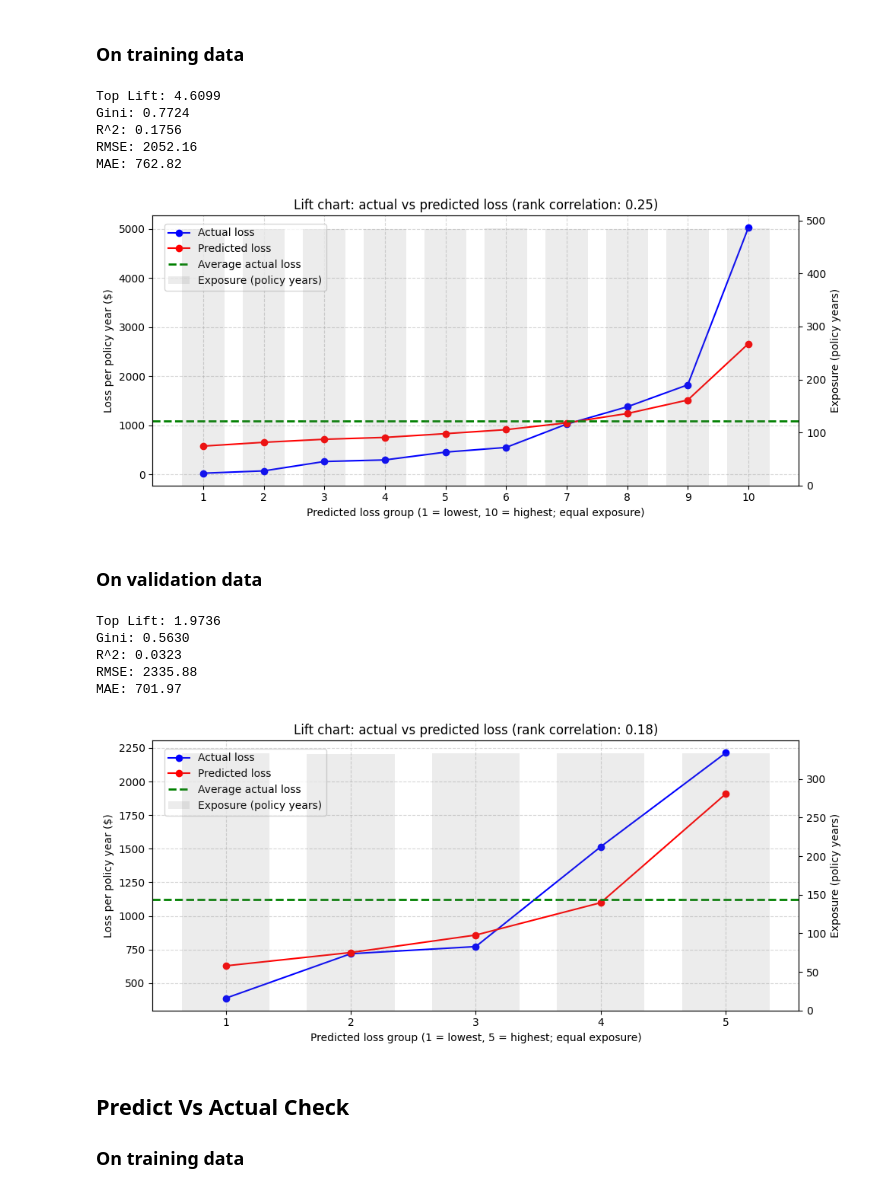
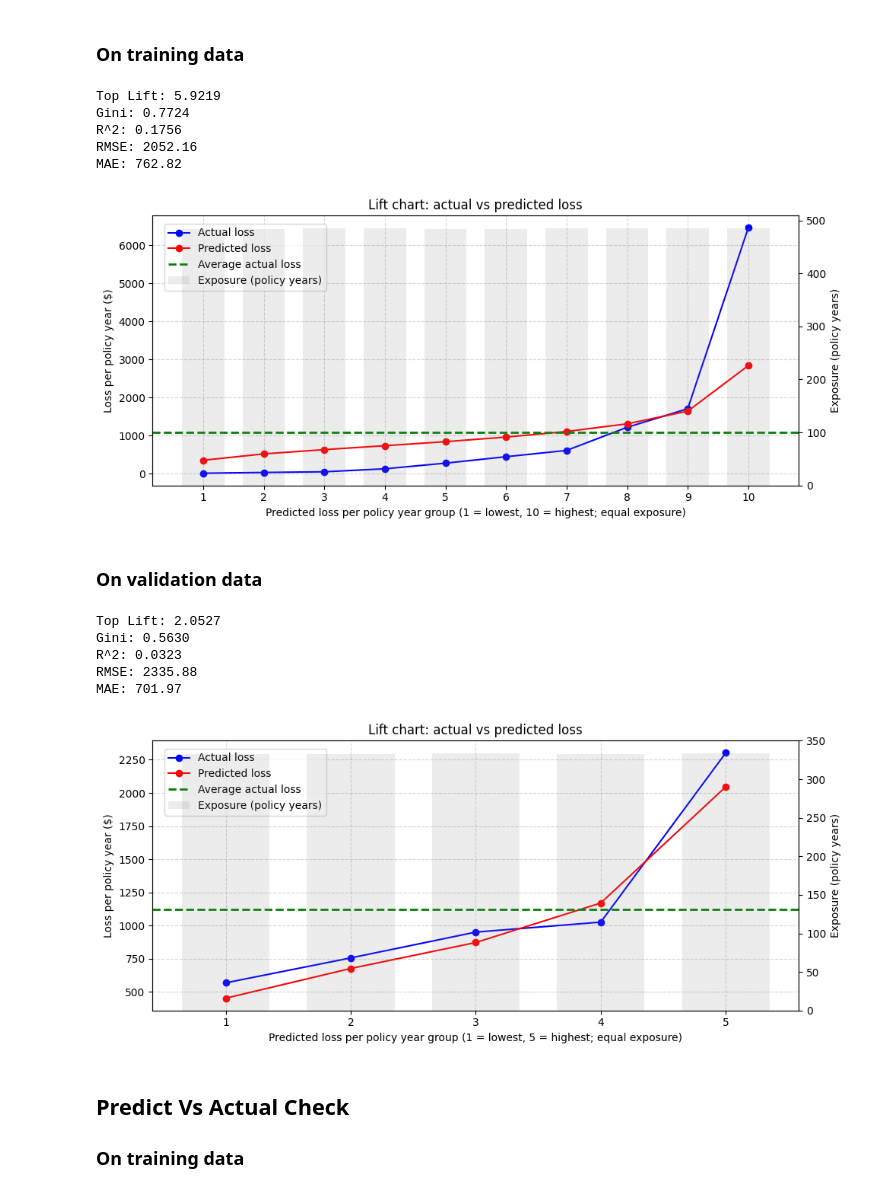
Before and after one commit to mengjin67/data_science_bootcamp_lecture_1, a Jupyter notebook: analysis_pipeline/3_model_selection.ipynb, the cells around one changed output. Saved outputs shown, nothing was run; the diff lists cells and outputs as text; code cells hidden in the pictures.

```diff
--- a/analysis_pipeline/3_model_selection.ipynb
+++ b/analysis_pipeline/3_model_selection.ipynb
@@ -195,7 +195,7 @@ data = train_data
 
 # Define variables
 exp_var = 'exposure'
-pred_var = 'pred_rescale'
+pred_var = 'pred_per_exposure'   # group by predicted loss per policy year, so exposure is spread evenly across groups
 var_1 = 'claim_amt_capped'
 var_2 = 'pred_rescale'
 nbins = 10
@@ -216,37 +216,37 @@ pc.aggregate()
 # Compute top lift
 pc.top_lift()
 
 # Compute Gini, R^2, RMSE, and MAE
 me = ModelEvaluation(data[var_1], data[var_2])
 gini = me.gini()
 r2 = me.r2()
 rmse = me.rmse()
 mae = me.mae()
 
 # Print results
 print(f"Top Lift: {pc.top_lift:.4f}")
 print(f"Gini: {gini:.4f}")
 print(f"R^2: {r2:.4f}")
 print(f"RMSE: {rmse:.2f}")
 print(f"MAE: {mae:.2f}")
 # Text on the plot
 names = dict(
     y='Loss per policy year ($)',
     var_1='Actual loss',
     var_2='Predicted loss',
     overall='Average actual loss',
     exp='Exposure (policy years)',
-    x='Predicted loss group (1 = lowest, {n} = highest; equal exposure)',
+    x='Predicted loss per policy year group (1 = lowest, {n} = highest; equal exposure)',
     xticks='number',
-    title='Lift chart: actual vs predicted loss{tau}')
+    title='Lift chart: actual vs predicted loss')
 pc.plot(figsize=(10, 4.5), names=names)
 # %% [output]
-Top Lift: 4.6099
+Top Lift: 5.9219
 Gini: 0.7724
 R^2: 0.1756
 RMSE: 2052.16
 MAE: 762.82
-[figure, old version]
+[figure, new version]
 # %% [markdown]
 ### On validation data
 # %%
@@ -255,7 +255,7 @@ data = val_data
 
 # Define variables
 exp_var = 'exposure'
-pred_var = 'pred_rescale'
+pred_var = 'pred_per_exposure'   # group by predicted loss per policy year, so exposure is spread evenly across groups
 var_1 = 'claim_amt_capped'
 var_2 = 'pred_rescale'
 nbins = 5
@@ -297,17 +297,17 @@ names = dict(
     var_2='Predicted loss',
     overall='Average actual loss',
     exp='Exposure (policy years)',
-    x='Predicted loss group (1 = lowest, {n} = highest; equal exposure)',
+    x='Predicted loss per policy year group (1 = lowest, {n} = highest; equal exposure)',
     xticks='number',
-    title='Lift chart: actual vs predicted loss{tau}')
+    title='Lift chart: actual vs predicted loss')
 pc.plot(figsize=(10, 4.5), names=names)
 # %% [output]
-Top Lift: 1.9736
+Top Lift: 2.0527
 Gini: 0.5630
 R^2: 0.0323
 RMSE: 2335.88
 MAE: 701.97
-[figure, old version]
+[figure, new version]
 # %% [markdown]
 ## Predict Vs Actual Check
 ### On training data
```
Also changed, not shown: parts of 1 cell of this notebook.
